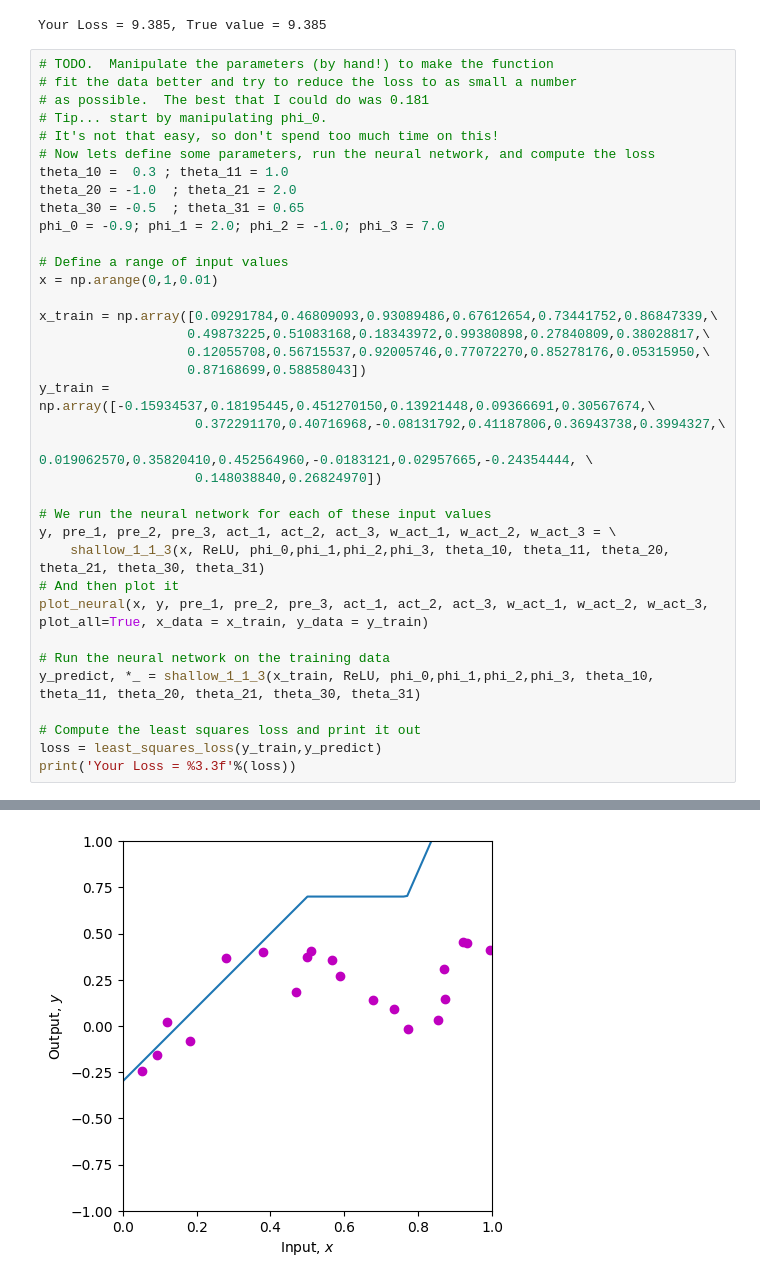
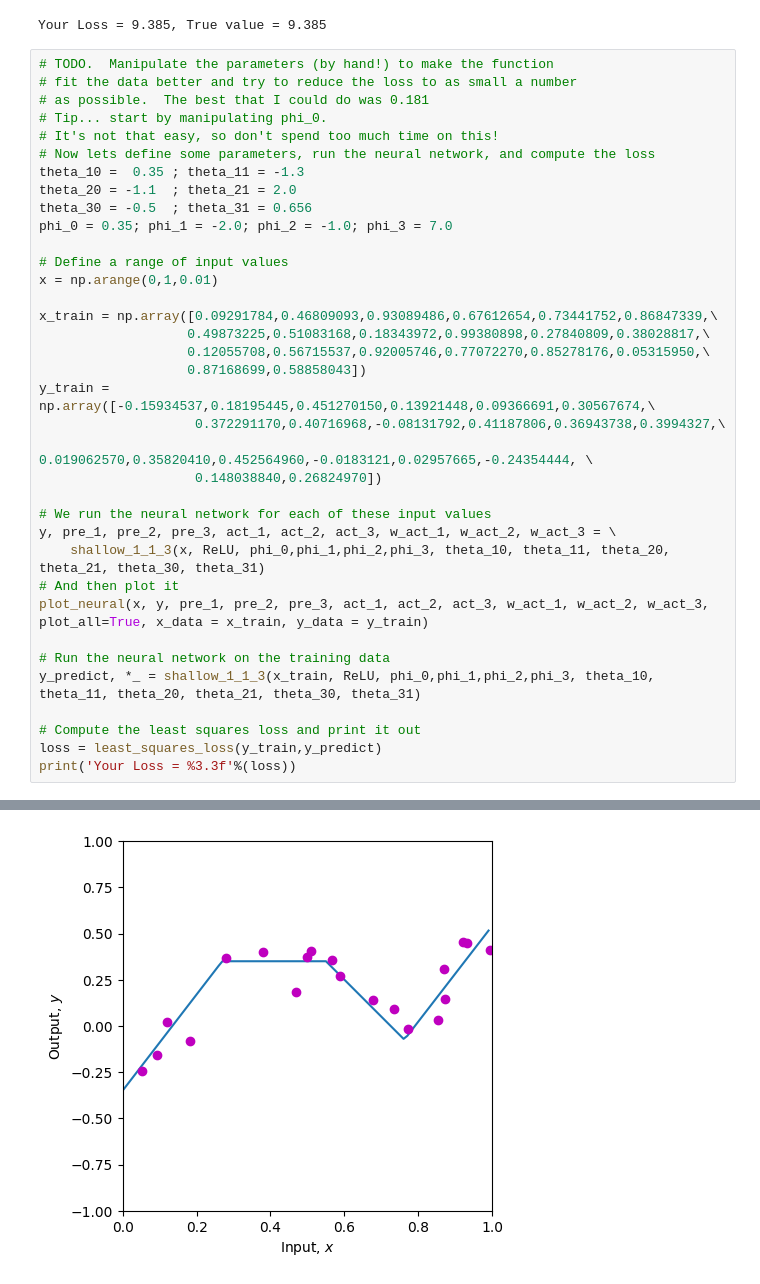
Before and after one commit to bgrivero/udl-notebooks-personal-study, a Jupyter notebook: Notebooks/Chap03/3_1_Shallow_Networks_I.ipynb, the cells around one changed output, grey strips where cells are left out. Drawn from its saved outputs; the diff is of its cells as text.

```diff
--- a/Notebooks/Chap03/3_1_Shallow_Networks_I.ipynb
+++ b/Notebooks/Chap03/3_1_Shallow_Networks_I.ipynb
@@ -343,10 +343,10 @@ Your Loss = 9.385, True value = 9.385
 # Tip... start by manipulating phi_0.
 # It's not that easy, so don't spend too much time on this!
 # Now lets define some parameters, run the neural network, and compute the loss
-theta_10 =  0.3 ; theta_11 = 1.0
-theta_20 = -1.0  ; theta_21 = 2.0
-theta_30 = -0.5  ; theta_31 = 0.65
-phi_0 = -0.9; phi_1 = 2.0; phi_2 = -1.0; phi_3 = 7.0
+theta_10 =  0.35 ; theta_11 = -1.3
+theta_20 = -1.1  ; theta_21 = 2.0
+theta_30 = -0.5  ; theta_31 = 0.656
+phi_0 = 0.35; phi_1 = -2.0; phi_2 = -1.0; phi_3 = 7.0
 
 # Define a range of input values
 x = np.arange(0,1,0.01)
@@ -377 +377 @@ print('Your Loss = %3.3f'%(loss))
-[figure, old version]
+[figure, new version]
```
Also changed, not shown: parts of 1 cell of this notebook.
